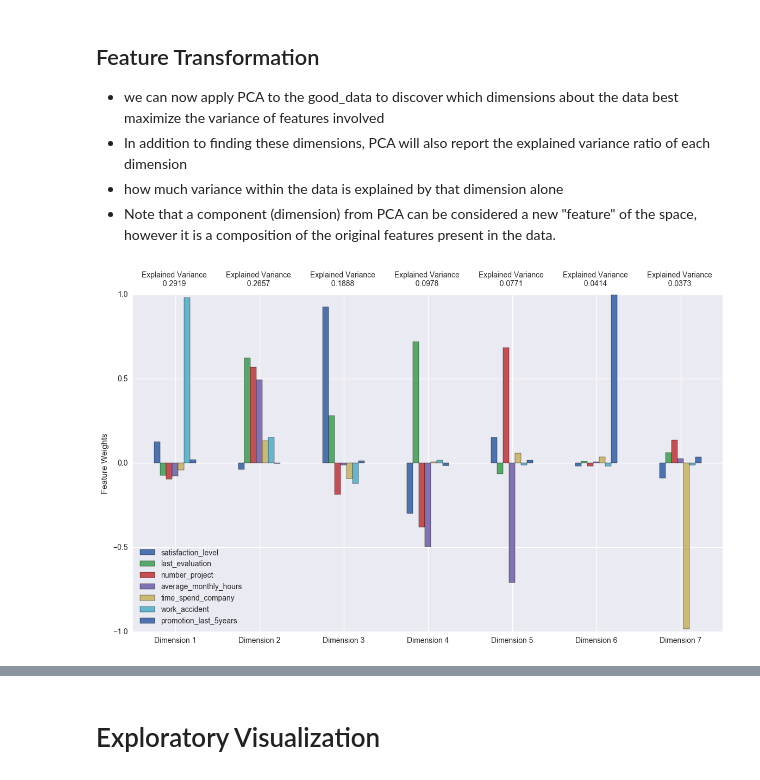
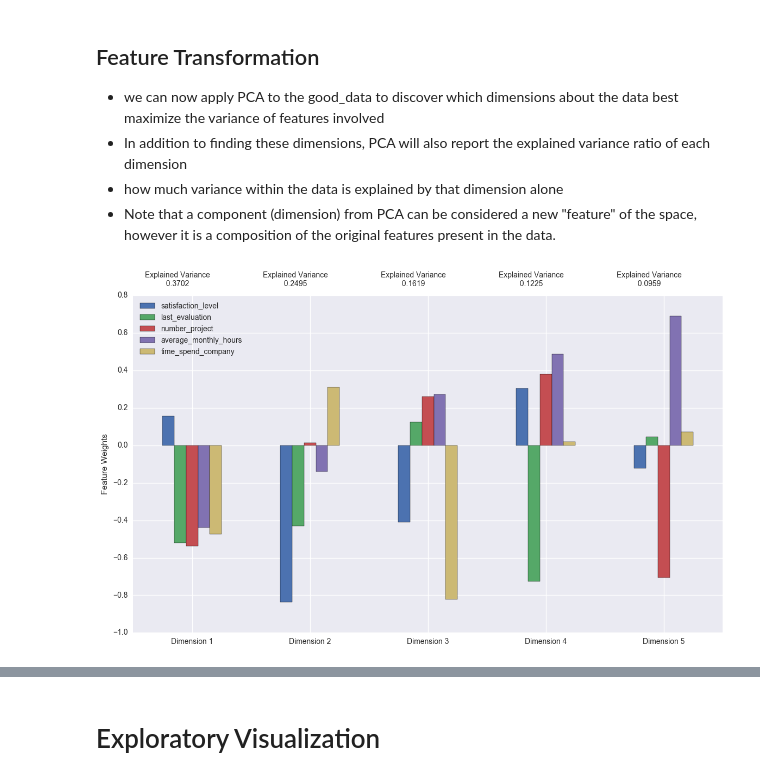
Before and after one commit to andirs/hr_predict, a Jupyter notebook: Human Resource Prediction.ipynb, the cells around one changed output, grey strips where cells are left out. Cells and saved outputs as stored; diff of their text form; code cells hidden in the pictures.

```diff
--- a/Human Resource Prediction.ipynb
+++ b/Human Resource Prediction.ipynb
@@ -103,0 +181,9 @@ The data set has 14999 data points and 10 variables.
+# %%
+sns.set_style('whitegrid')
+plt.figure(figsize=(15, 6))
+plt.subplot(231)
+ax1 = sns.kdeplot(hr_data['satisfaction_level'], bw=.5)
+plt.subplot(232)
+ax2 = sns.kdeplot(hr_data['last_evaluation'], bw=.5)
+plt.subplot(233)
+ax3 = sns.kdeplot(hr_data['average_monthly_hours'], bw=.5)
@@ -310,7 +419,7 @@ pd.scatter_matrix(hr_data_norm, alpha = 0.3, figsize = (14,8), diagonal = 'kde',
 # %% [markdown]
 Just by looking at the scatter matrix there are some observations that can be seen. There seem to be clusters available in the data that might be linked to correlations in between the features. Yet the description of these correlations will be determined later on.
 # %%
-norm_data = hr_data[[0,1,2,3,4,5,6,7]]
+norm_data = hr_data[[0,1,2,3,4]]
 norm_data = (norm_data - norm_data.min()) / (norm_data.max() - norm_data.min())
 norm_data.head()
 # %% [output]
@@ -443,17 +553,18 @@ def pca_results(good_data, pca):
     return pd.concat([variance_ratios, components], axis = 1)
 # %%
 from sklearn.decomposition import PCA
-pca_data = norm_data.drop('left', axis=1)
-pca = PCA(n_components=7)
+#pca_data = norm_data.drop('left', axis=1)
+pca_data = norm_data
+pca = PCA(n_components=5)
 pca = pca.fit(pca_data)
 
 # TODO: Transform the sample log-data using the PCA fit above
 #pca_samples = pca.transform(samples)
 
 # Generate PCA results plot
 pca_results = pca_results(pca_data, pca)
 # %% [output]
-[figure, old version]
+[figure, new version]
 # %%
 pd.DataFrame(data=[np.cumsum(pca.explained_variance_ratio_)], columns="Add " +
              pca_results.index.values, index=['Combined Explained Variance'])
```
Also changed, not shown: parts of 46 cells of this notebook.
